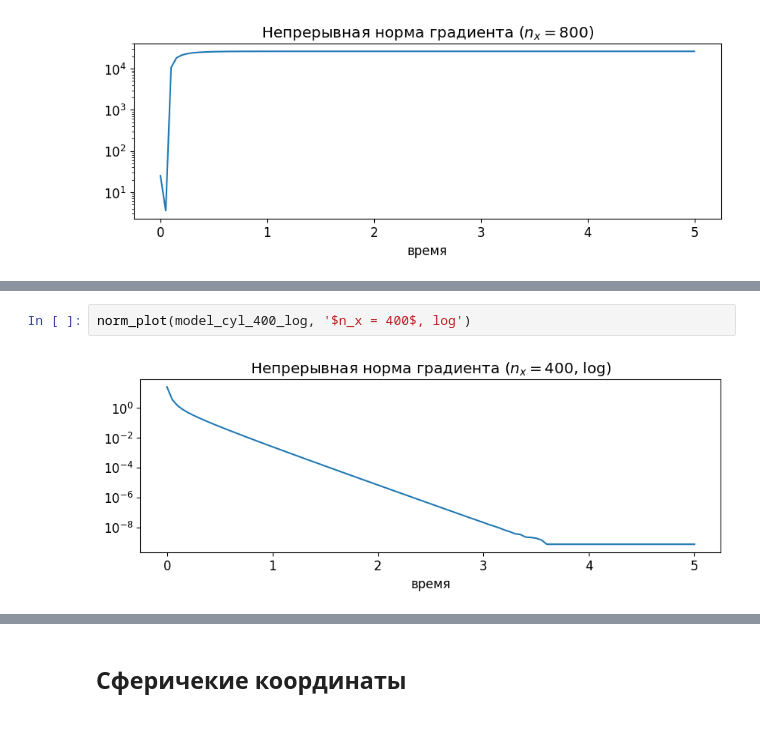
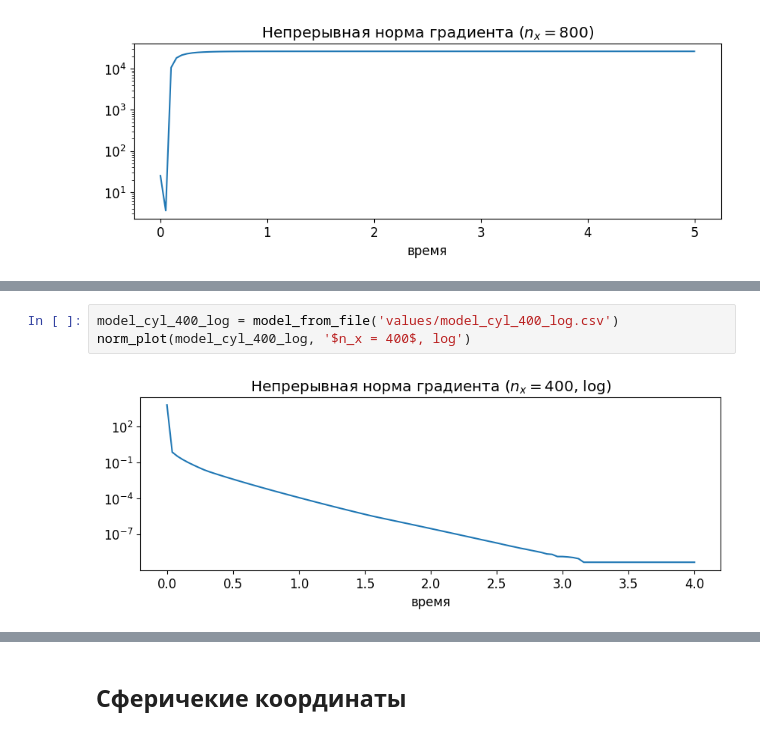
Before and after one commit to ponomarevandr/disruption, a Jupyter notebook: various_coordinates/experiments/test_laplasian/test_laplasian.ipynb, the cells around one changed output, grey strips where cells are left out. Cells and saved outputs as stored; diff of their text form.

```diff
--- a/various_coordinates/experiments/test_laplasian/test_laplasian.ipynb
+++ b/various_coordinates/experiments/test_laplasian/test_laplasian.ipynb
@@ -72,4 +81,5 @@ model_plot(model_cyl_400_log, [0, 0.5, 1, 5])
 # %%
+model_cyl_400_log = model_from_file('values/model_cyl_400_log.csv')
 norm_plot(model_cyl_400_log, '$n_x = 400$, log')
 # %% [output]
-[figure, old version]
+[figure, new version]
```
Also changed, not shown: parts of 25 cells of this notebook, 18 other files.
